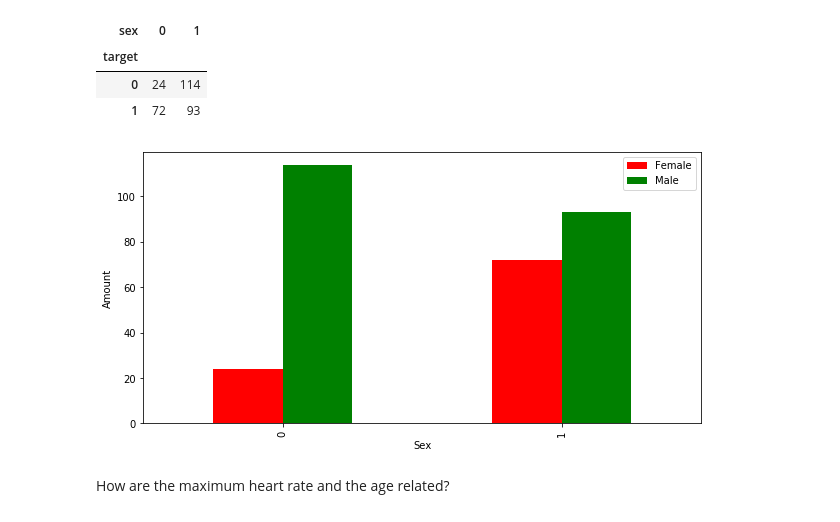
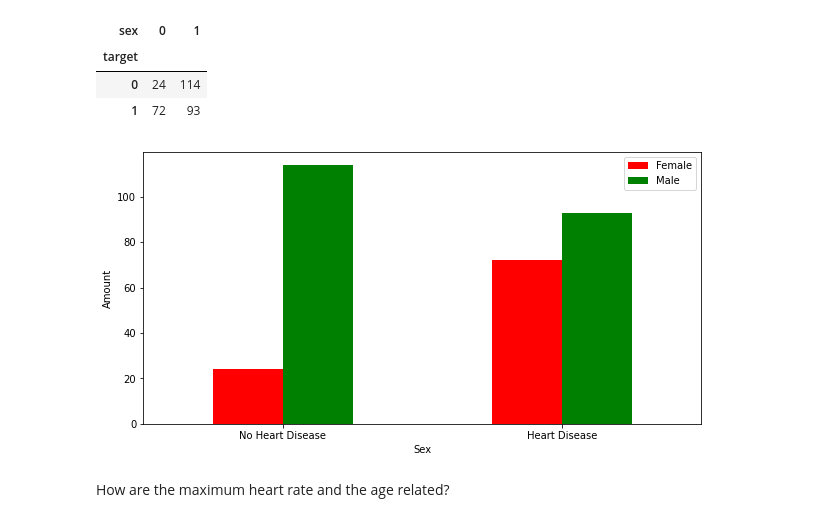
Before and after one commit to Ritsch1/Heart-Disease-Classifier, a Jupyter notebook: notebooks/Heart-Disease-Classification.ipynb, the cells around one changed output. Cells and saved outputs as stored; diff of their text form; code cells hidden in the pictures.

```diff
--- a/notebooks/Heart-Disease-Classification.ipynb
+++ b/notebooks/Heart-Disease-Classification.ipynb
@@ -201,11 +201,12 @@ sex_target_relation
 # %%
 #Create a heatmap to visualize the above relation
 sex_target_relation.plot(figsize=(10,5),kind="bar", color=["red", "green"]);
+plt.xticks([0,1],["No Heart Disease","Heart Disease"], rotation=0)
 plt.ylabel("Amount")
 plt.xlabel("Sex")
 plt.legend(["Female","Male"]);
 # %% [output]
-[figure, old version]
+[figure, new version]
 # %% [markdown]
 How are the maximum heart rate and the age related?
 # %%
```
Also changed, not shown: parts of 22 cells of this notebook.
